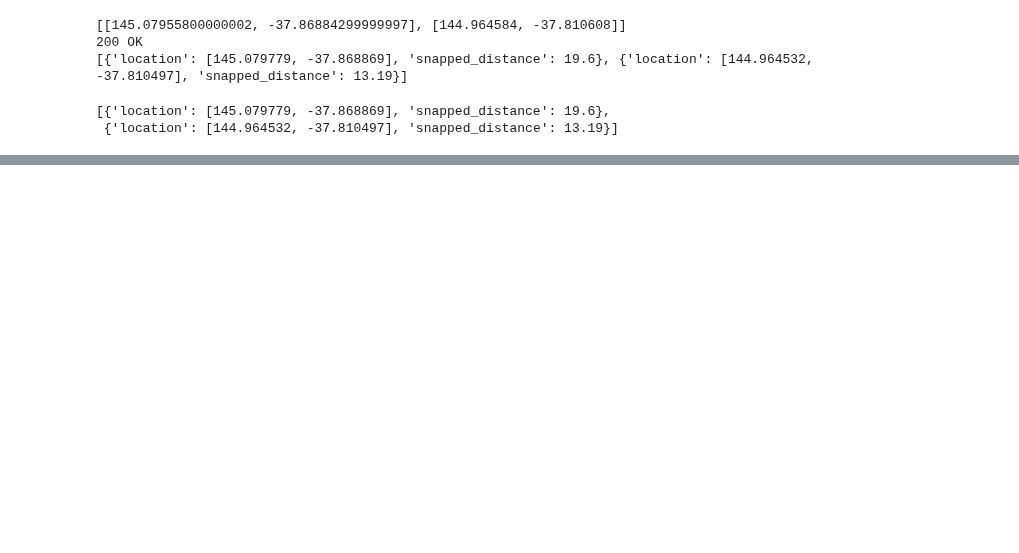
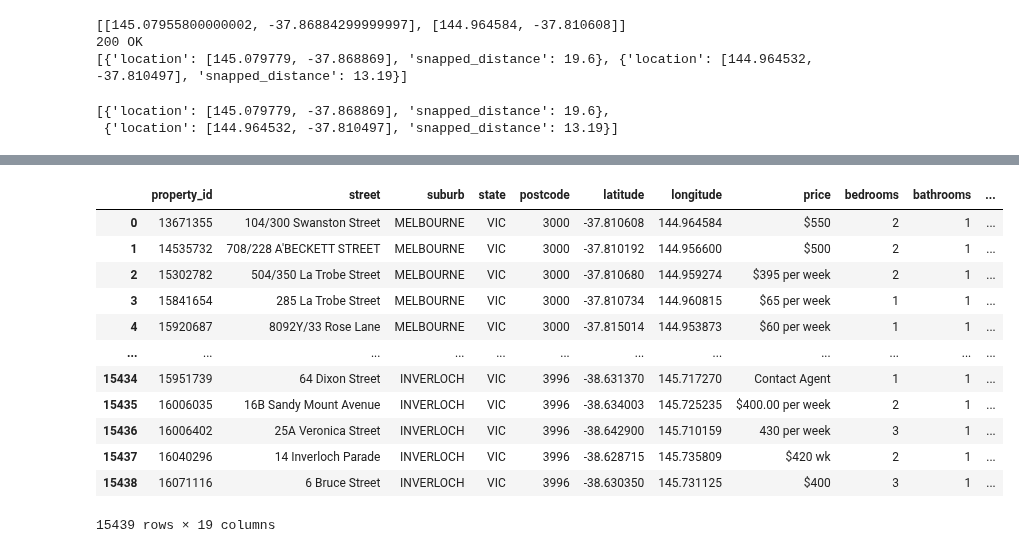
Before and after one commit to MAST30034-Applied-Data-Science/generic-real-estate-consulting-project-group-7, a Jupyter notebook: notebooks/ORS.ipynb, the cells around one changed output, grey strips where cells are left out. Cells and saved outputs as stored; diff of their text form; code cells hidden in the pictures; blank space fills up the shorter version.

```diff
--- a/notebooks/ORS.ipynb
+++ b/notebooks/ORS.ipynb
@@ -114,0 +175,16 @@ KeyError: 'destinations'
+# %%
+df
+# %% [output]
+|  | property_id | street | suburb | state | postcode | latitude | longitude | price | bedrooms | bathrooms | ... |
+| 0 | 13671355 | 104/300 Swanston Street | MELBOURNE | VIC | 3000 | -37.810608 | 144.964584 | $550 | 2 | 1 | ... |
+| 1 | 14535732 | 708/228 A'BECKETT STREET | MELBOURNE | VIC | 3000 | -37.810192 | 144.956600 | $500 | 2 | 1 | ... |
+| 2 | 15302782 | 504/350 La Trobe Street | MELBOURNE | VIC | 3000 | -37.810680 | 144.959274 | $395 per week | 2 | 1 | ... |
+| 3 | 15841654 | 285 La Trobe Street | MELBOURNE | VIC | 3000 | -37.810734 | 144.960815 | $65 per week | 1 | 1 | ... |
+| 4 | 15920687 | 8092Y/33 Rose Lane | MELBOURNE | VIC | 3000 | -37.815014 | 144.953873 | $60 per week | 1 | 1 | ... |
+| ... | ... | ... | ... | ... | ... | ... | ... | ... | ... | ... | ... |
+| 15434 | 15951739 | 64 Dixon Street | INVERLOCH | VIC | 3996 | -38.631370 | 145.717270 | Contact Agent | 1 | 1 | ... |
+| 15435 | 16006035 | 16B Sandy Mount Avenue | INVERLOCH | VIC | 3996 | -38.634003 | 145.725235 | $400.00 per week | 2 | 1 | ... |
+| 15436 | 16006402 | 25A Veronica Street | INVERLOCH | VIC | 3996 | -38.642900 | 145.710159 | 430 per week | 3 | 1 | ... |
+| 15437 | 16040296 | 14 Inverloch Parade | INVERLOCH | VIC | 3996 | -38.628715 | 145.735809 | $420 wk | 2 | 1 | ... |
+| 15438 | 16071116 | 6 Bruce Street | INVERLOCH | VIC | 3996 | -38.630350 | 145.731125 | $400 | 3 | 1 | ... |
+15439 rows × 19 columns
```
Also changed, not shown: parts of 14 cells of this notebook, 2 other files.
